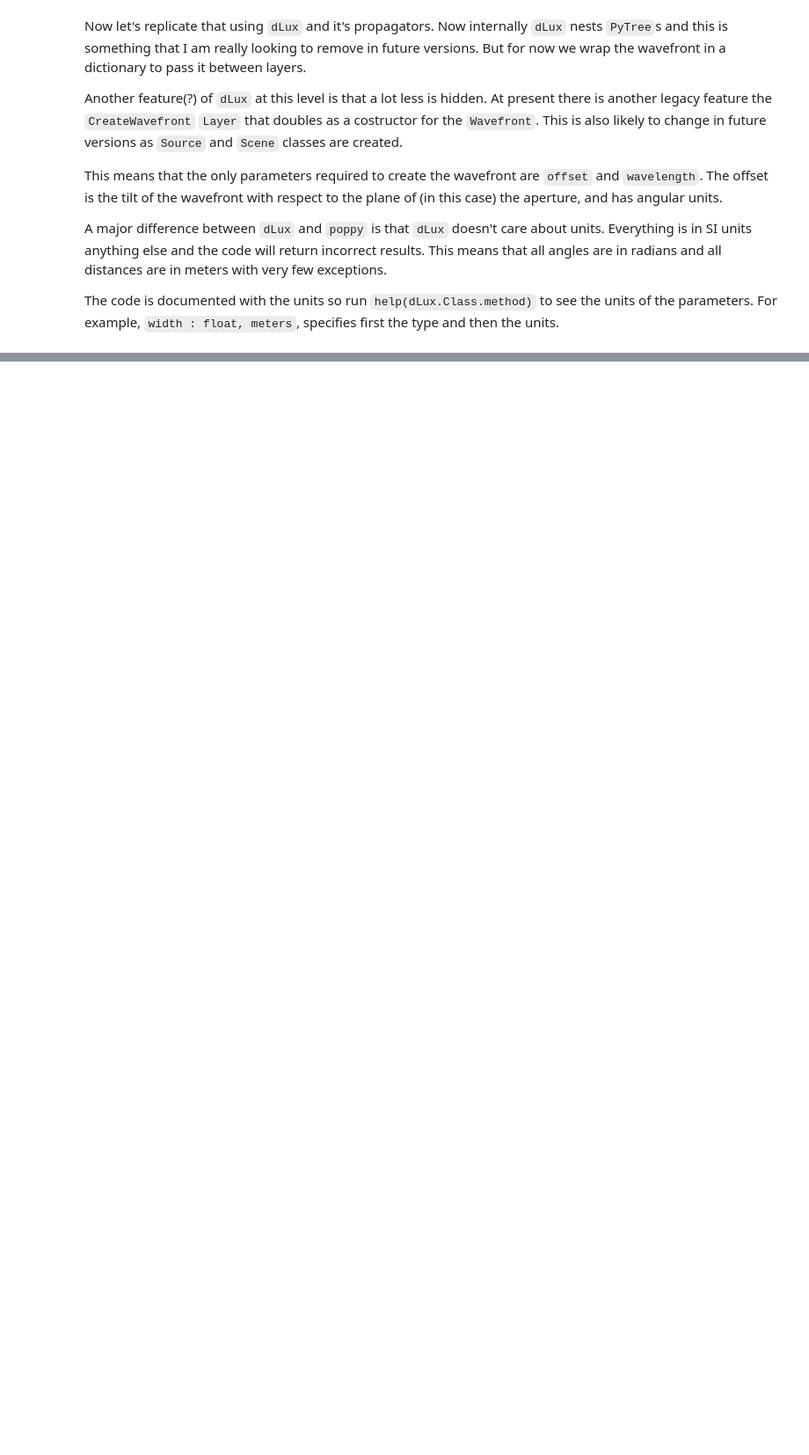
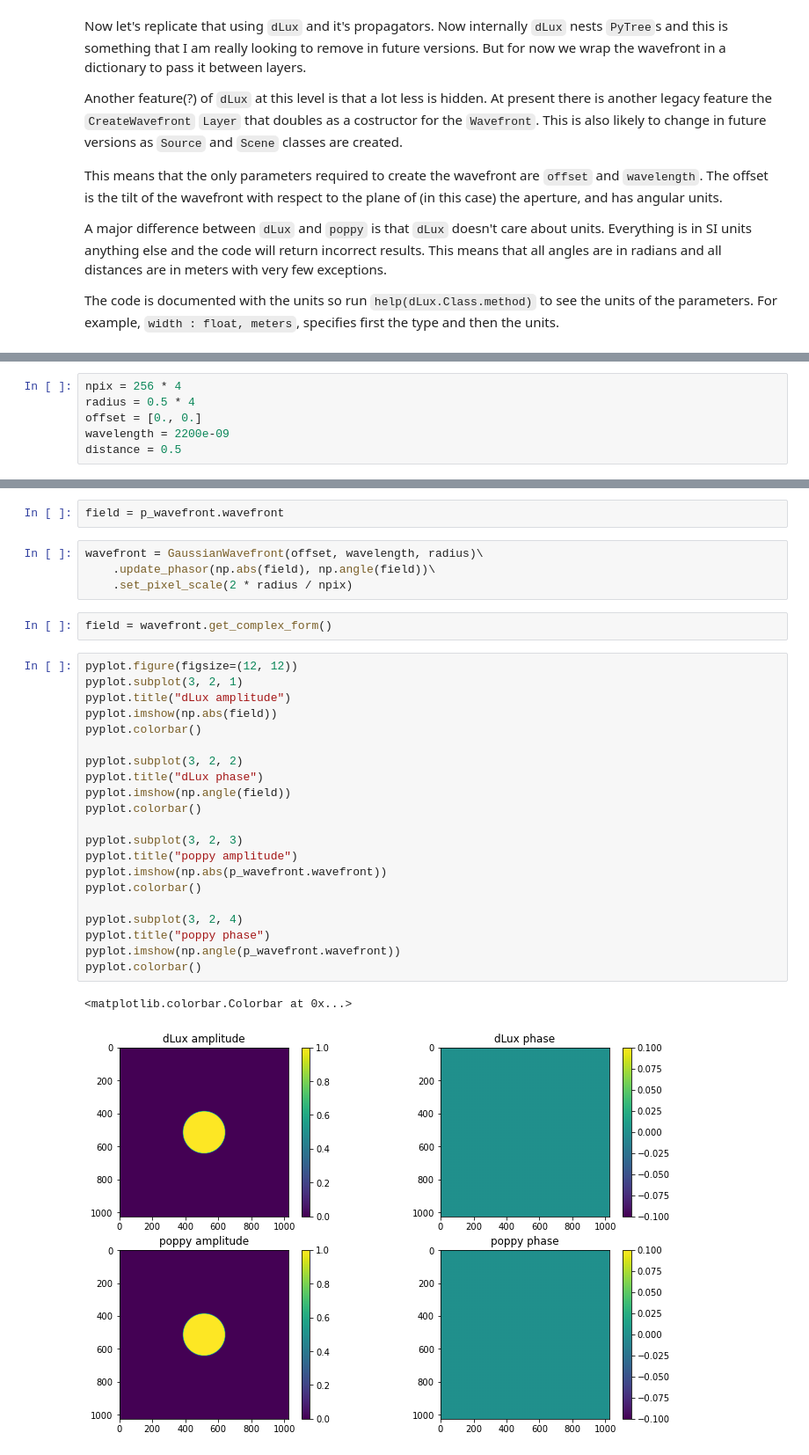
Before and after one commit to anand0xff/dLux, a Jupyter notebook: dLux/dev/FresnelExample.ipynb, the cells around one changed output, grey strips where cells are left out. Shown at 88% size. Drawn from its saved outputs; the diff is of its cells as text; blank space fills up the shorter version.

```diff
--- a/dLux/dev/FresnelExample.ipynb
+++ b/dLux/dev/FresnelExample.ipynb
@@ -102,0 +49,6 @@ help(GaussianPropagator)
+# %%
+npix = 256 * 4
+radius = 0.5 * 4
+offset = [0., 0.]
+wavelength = 2200e-09
+distance = 0.5
@@ -102,0 +57,32 @@ help(GaussianPropagator)
+# %%
+field = p_wavefront.wavefront
+# %%
+wavefront = GaussianWavefront(offset, wavelength, radius)\
+    .update_phasor(np.abs(field), np.angle(field))\
+    .set_pixel_scale(2 * radius / npix)
+# %%
+field = wavefront.get_complex_form()
+# %%
+pyplot.figure(figsize=(12, 12))
+pyplot.subplot(3, 2, 1)
+pyplot.title("dLux amplitude")
+pyplot.imshow(np.abs(field))
+pyplot.colorbar()
+
+pyplot.subplot(3, 2, 2)
+pyplot.title("dLux phase")
+pyplot.imshow(np.angle(field))
+pyplot.colorbar()
+
+pyplot.subplot(3, 2, 3)
+pyplot.title("poppy amplitude")
+pyplot.imshow(np.abs(p_wavefront.wavefront))
+pyplot.colorbar()
+
+pyplot.subplot(3, 2, 4)
+pyplot.title("poppy phase")
+pyplot.imshow(np.angle(p_wavefront.wavefront))
+pyplot.colorbar()
+# %% [output]
+<matplotlib.colorbar.Colorbar at 0x...>
+[figure, added]
```
Also changed, not shown: parts of 36 cells of this notebook, 2 other files.
